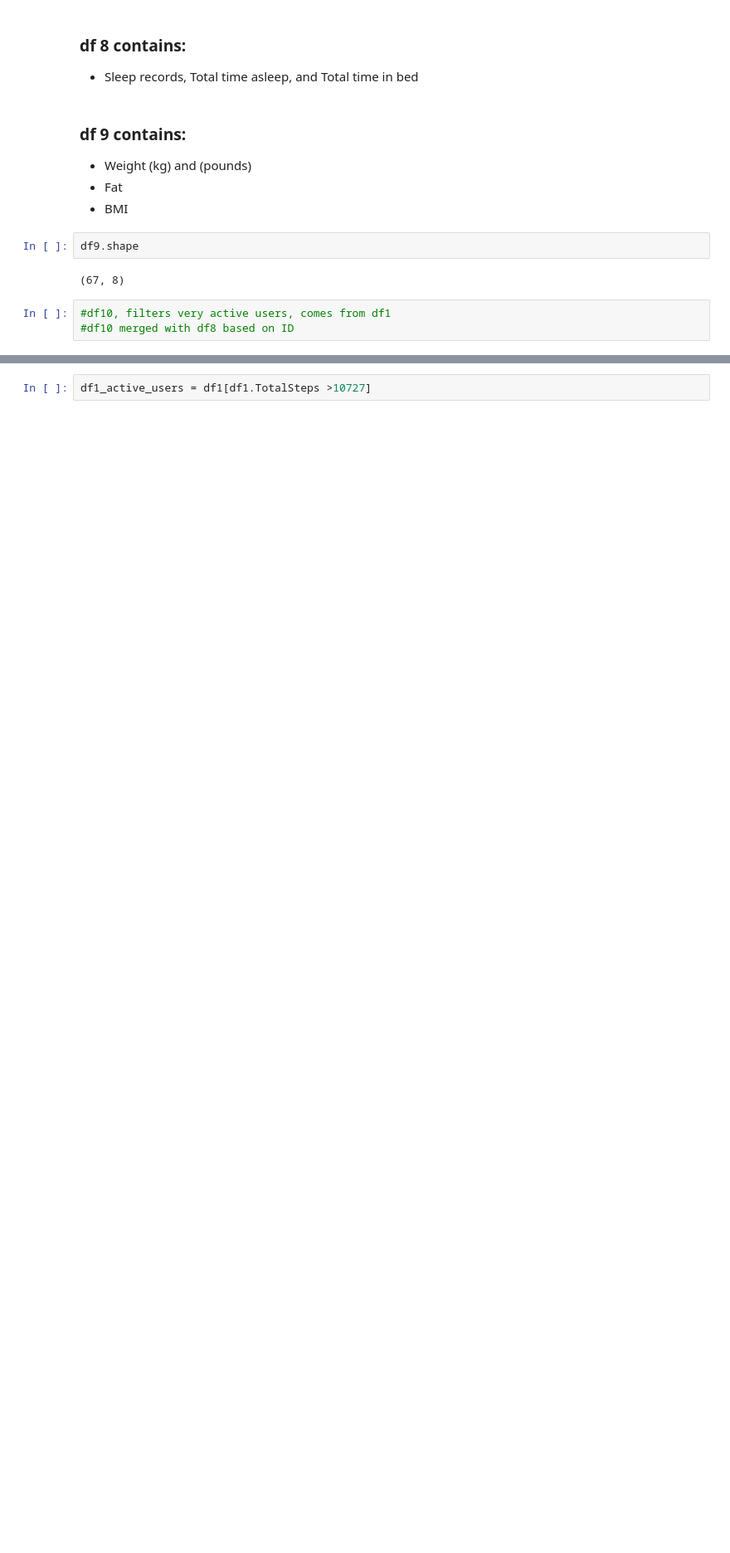
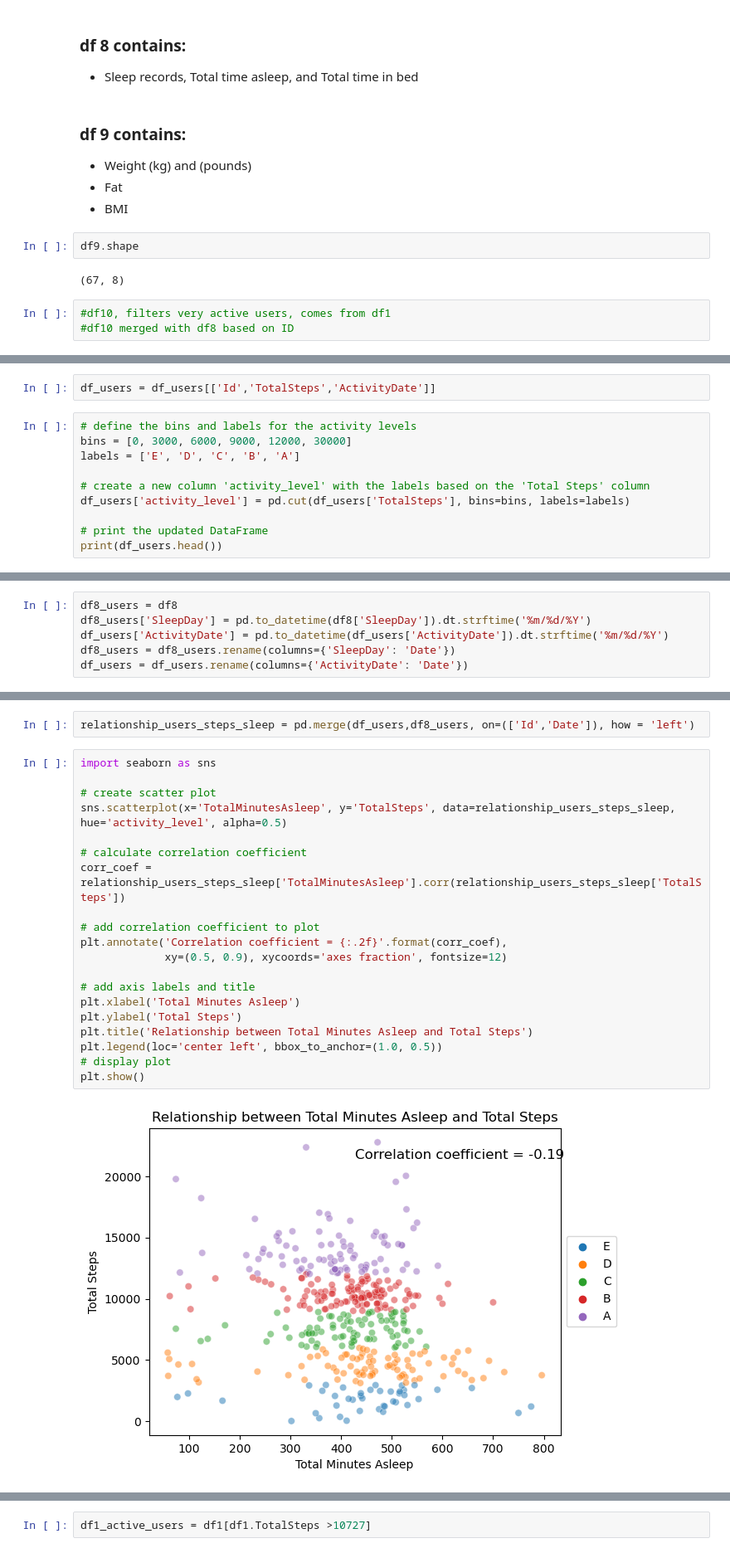
Before and after one commit to Floriuk/Project-1-Bellabeat, a Jupyter notebook: 08-05-23 Proyecto 1/Exploratory_Analysis_Bellabeat.ipynb, the cells around one changed output, grey strips where cells are left out. Shown at 83% size. Cells and saved outputs as stored; diff of their text form; blank space fills up the shorter version.

```diff
--- a/08-05-23 Proyecto 1/Exploratory_Analysis_Bellabeat.ipynb
+++ b/08-05-23 Proyecto 1/Exploratory_Analysis_Bellabeat.ipynb
@@ -248,0 +251,12 @@ df9.shape
+# %%
+df_users = df_users[['Id','TotalSteps','ActivityDate']]
+# %%
+# define the bins and labels for the activity levels
+bins = [0, 3000, 6000, 9000, 12000, 30000]
+labels = ['E', 'D', 'C', 'B', 'A']
+
+# create a new column 'activity_level' with the labels based on the 'Total Steps' column
+df_users['activity_level'] = pd.cut(df_users['TotalSteps'], bins=bins, labels=labels)
+
+# print the updated DataFrame
+print(df_users.head())
@@ -248,0 +275,6 @@ df9.shape
+# %%
+df8_users = df8
+df8_users['SleepDay'] = pd.to_datetime(df8['SleepDay']).dt.strftime('%m/%d/%Y')
+df_users['ActivityDate'] = pd.to_datetime(df_users['ActivityDate']).dt.strftime('%m/%d/%Y')
+df8_users = df8_users.rename(columns={'SleepDay': 'Date'})
+df_users = df_users.rename(columns={'ActivityDate': 'Date'})
@@ -248,0 +287,24 @@ df9.shape
+# %%
+relationship_users_steps_sleep = pd.merge(df_users,df8_users, on=(['Id','Date']), how = 'left')
+# %%
+import seaborn as sns
+
+# create scatter plot
+sns.scatterplot(x='TotalMinutesAsleep', y='TotalSteps', data=relationship_users_steps_sleep, hue='activity_level', alpha=0.5)
+
+# calculate correlation coefficient
+corr_coef = relationship_users_steps_sleep['TotalMinutesAsleep'].corr(relationship_users_steps_sleep['TotalSteps'])
+
+# add correlation coefficient to plot
+plt.annotate('Correlation coefficient = {:.2f}'.format(corr_coef),
+             xy=(0.5, 0.9), xycoords='axes fraction', fontsize=12)
+
+# add axis labels and title
+plt.xlabel('Total Minutes Asleep')
+plt.ylabel('Total Steps')
+plt.title('Relationship between Total Minutes Asleep and Total Steps')
+plt.legend(loc='center left', bbox_to_anchor=(1.0, 0.5))
+# display plot
+plt.show()
+# %% [output]
+[figure, added]
```
Also changed, not shown: parts of 22 cells of this notebook.
